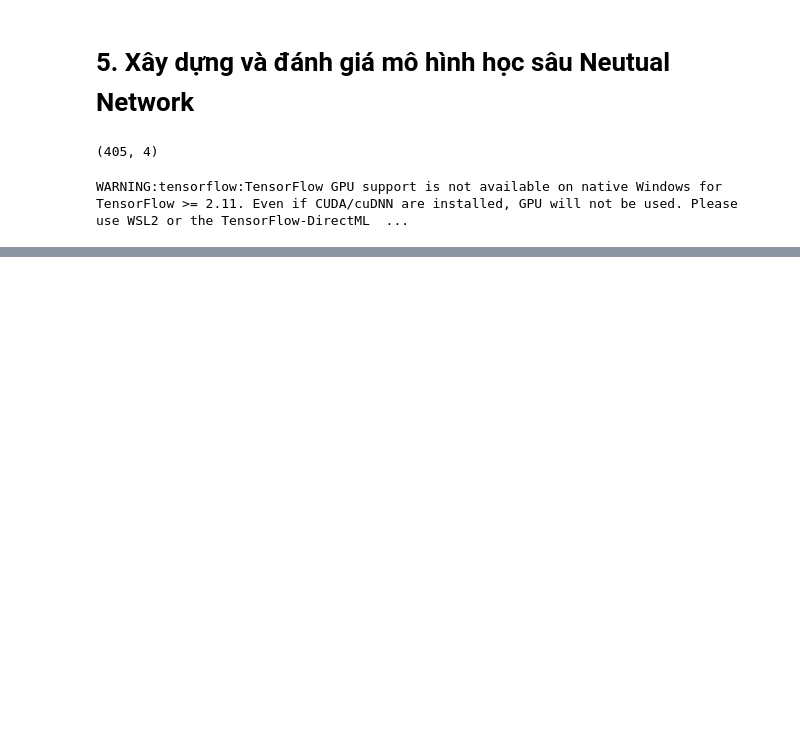
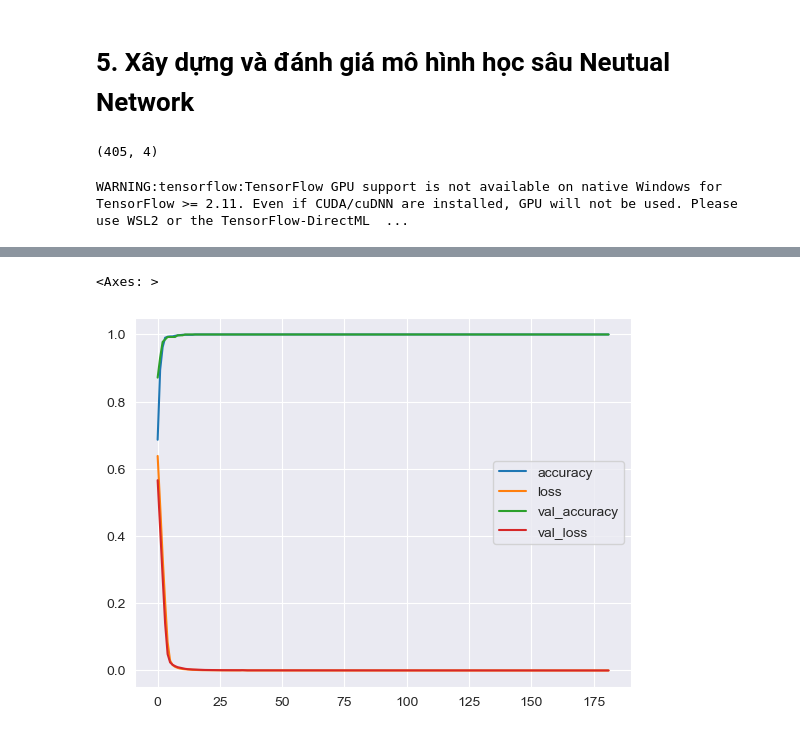
Before and after one commit to VanNguyenDucThinh/NhomCSTTNT25-26, a Jupyter notebook: DuAn/project/model/neutral_network_model1.ipynb, the cells around one changed output, grey strips where cells are left out. Saved outputs shown, nothing was run; the diff lists cells and outputs as text; code cells hidden in the pictures; blank space fills up the shorter version.

```diff
--- a/DuAn/project/model/neutral_network_model1.ipynb
+++ b/DuAn/project/model/neutral_network_model1.ipynb
@@ -108,10 +108,9 @@ callbacks = [
     early_stopping,
     lr_scheduler,
 ]
-checkpointer = ModelCheckpoint(filepath = "Emotion_weights.hdf5", verbose = 1, save_best_only=True)
+checkpointer = ModelCheckpoint(filepath = "Emotion_weights.keras", verbose = 1, save_best_only=True)
 
 model.fit(x=x_train,y=y_train,
-          validation_data=(x_test, y_test),
+          validation_data=(x_test,y_test),
           batch_size=128,epochs=600,callbacks=[checkpointer, earlystopping])
-# Train (BỎ class_weight)
 # %% [output]
@@ -118,0 +135,6 @@ ValueError: The filepath provided must end in `.keras` (Keras model format). Rec
+# %%
+losses = pd.DataFrame(model.history.history)
+losses.plot()
+# %% [output]
+<Axes: >
+[figure, added]
```
Also changed, not shown: parts of 8 cells of this notebook, 2 other files.
